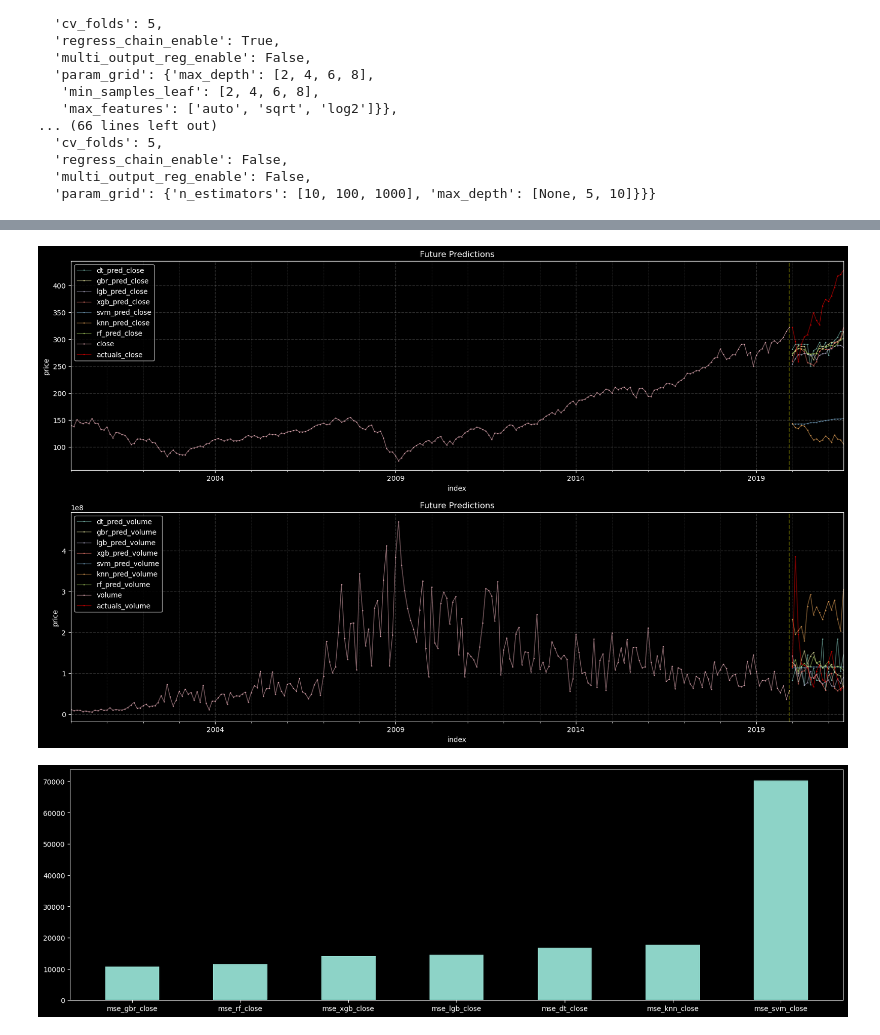
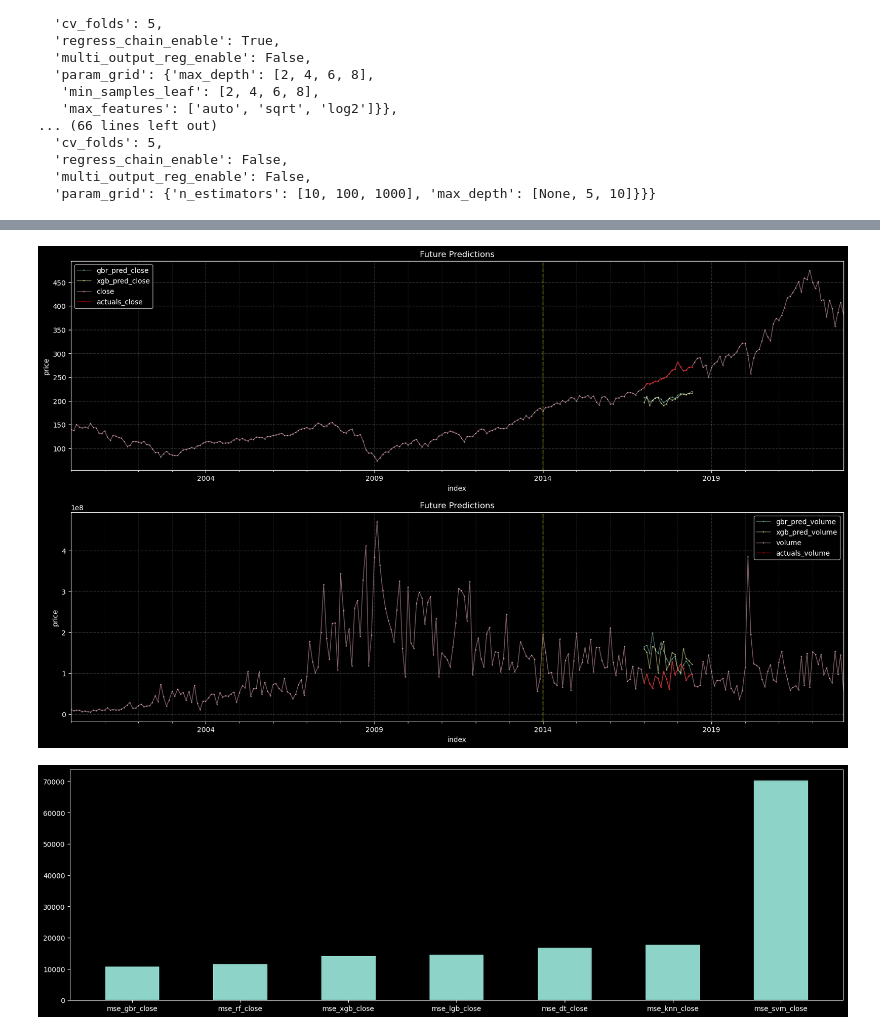
Before and after one commit to IllegalOpcode007/mlForecast, a Jupyter notebook: skLearnForecast.ipynb, the cells around one changed output, grey strips where cells are left out. Saved outputs shown, nothing was run; the diff lists cells and outputs as text; code cells hidden in the pictures.

Commit message:
Refactor code to support back test on multiple years. Add code to show plots on back tests

```diff
--- a/skLearnForecast.ipynb
+++ b/skLearnForecast.ipynb
@@ -319,3 +319,5 @@ df["spy_close"] = spy_df["close"]
 df["vti_close"] = vti_df["close"]
 
 df.head(20)
+
+df_copy = df.copy()
@@ -534,8 +530,8 @@ meta_model
   'param_grid': {'n_estimators': [10, 100, 1000], 'max_depth': [None, 5, 10]}}}
 # %%
 
-model_run_cfg = ["decision_tree_regressor", "gradient_boost_regressor", "light_gradient_boost_regressor", "extreme_gradient_boost_regressor", "support_vector_machine_regressor", "knn_regressor", "random_forest_regressor"]
-#model_run_cfg = ["support_vector_machine_regressor"]
+#model_run_cfg = ["decision_tree_regressor", "gradient_boost_regressor", "light_gradient_boost_regressor", "extreme_gradient_boost_regressor", "support_vector_machine_regressor", "knn_regressor", "random_forest_regressor"]
+model_run_cfg = ["gradient_boost_regressor", "extreme_gradient_boost_regressor"]
 
 def hyper_param_tune(model, X, y, param_grid = None, cv_folds = 5, score_metric = "neg_mean_sequared_error"):
     # Create an instance of GridSearchCV
@@ -588,34 +584,3 @@ def back_test_error(df: pd.DataFrame, short_name: str, TARGET: list) -> pd.DataF
         df[f"mse_{short_name}_{target_name.lower()}"] = mean_squared_error(df[f"{short_name}_pred_{target_name.lower()}"], df[f"actuals_{target_name.lower()}"])
 
     return df
-
-"""
-Loop through models
-"""
-for model in model_run_cfg:
-    print("-------------------------------- " + model + " --------------------------------\n")
-
-    """
-    Model Train + Test
-    """
-
-    # Hyper-param enabled
-    if "hyper_param_enable" in meta_model[model] and meta_model[model]["hyper_param_enable"]:
-        tuned_model = hyper_param_tune(model = meta_model[model]["model_select"], X = X_train, y = y_train, param_grid = meta_model[model]["param_grid"], cv_folds = meta_model[model]["cv_folds"], score_metric = "neg_mean_squared_error")
-        meta_model[model]["model"] = train_model(model = tuned_model, X = X_train, y = y_train, regressor_chain_enable = meta_model[model]["regress_chain_enable"]) # Train Model
-        meta_model[model]["pred_res"] = meta_model[model]["model"].predict(forecast_inputs) # Run Forecasts
-   # Hyper-param disabled
-    else:
-
-        meta_model[model]["model"] = train_model(model = meta_model[model]["model_select"], X = X_train, y = y_train, regressor_chain_enable = meta_model[model]["regress_chain_enable"]) # Train Model
-        meta_model[model]["pred_res"] = meta_model[model]["model"].predict(forecast_inputs) # Run Forecasts
-
-    """
-    Store Results
-    """
-    # If multi-variate forecast, take individual results out of single numpy
-    # array and store forecast results in lists dedicated to the target.
-    meta_model[model]["pred_dict"] = cat_val_in_arr(meta_model[model]["pred_res"][0], TARGET)
-    forecast_df = parse_res_to_df(forecast_df.copy(), meta_model[model]["pred_dict"], meta_model[model]["short_name"], TARGET, back_test) # Store Predictions to Central Data Frame of Results
-    if back_test:
-        forecast_df = back_test_error(forecast_df.copy(), meta_model[model]["short_name"], TARGET)
@@ -738,14 +838,14 @@ def plot_res(pred_df: pd.DataFrame, hist_df: pd.DataFrame):
     #import matplotlib.ticker as ticker
 
 
-    axes[0].axvline(lagged_df.index.max(), color='yellow', ls='--', alpha = 0.3)
+    axes[0].axvline(forecast_df.index.min(), color='yellow', ls='--', alpha = 0.3) # might need to replace lagged_df with forecast_df
     axes[0].grid(which = "major", color='w', linestyle='--', linewidth=1, alpha = 0.2)
     axes[0].grid(which = "minor", color='w', linestyle='--', linewidth=0.4, alpha = 0.2)
     #axes[0].xaxis.set_major_locator(ticker.MultipleLocator(12))
 
     leg_zero = axes[0].legend();
 
-    axes[1].axvline(lagged_df.index.max(), color='yellow', ls='--', alpha = 0.3)
+    axes[1].axvline(forecast_df.index.min(), color='yellow', ls='--', alpha = 0.3)
     axes[1].grid(which = "major", color='w', linestyle='--', linewidth=1, alpha = 0.2)
     axes[1].grid(which = "minor", color='w', linestyle='--', linewidth=0.4, alpha = 0.2)
     leg_1 = axes[1].legend();
@@ -753,4 +853,4 @@ def plot_res(pred_df: pd.DataFrame, hist_df: pd.DataFrame):
     plt.show()
 
 
-plot_res(forecast_df, df)
+#plot_res(forecast_df, df)
@@ -759,7 +878,7 @@ plot_res(forecast_df, df)
 # %%
-plot_res(forecast_df, df)
+plot_res(forecast_store["2017-01-01"], df_copy)
 # %% [output]
-[figure, old version]
+[figure, new version]
 # %%
 """
 Quick Bar Plot
```
Also changed, not shown: parts of 10 cells of this notebook.
